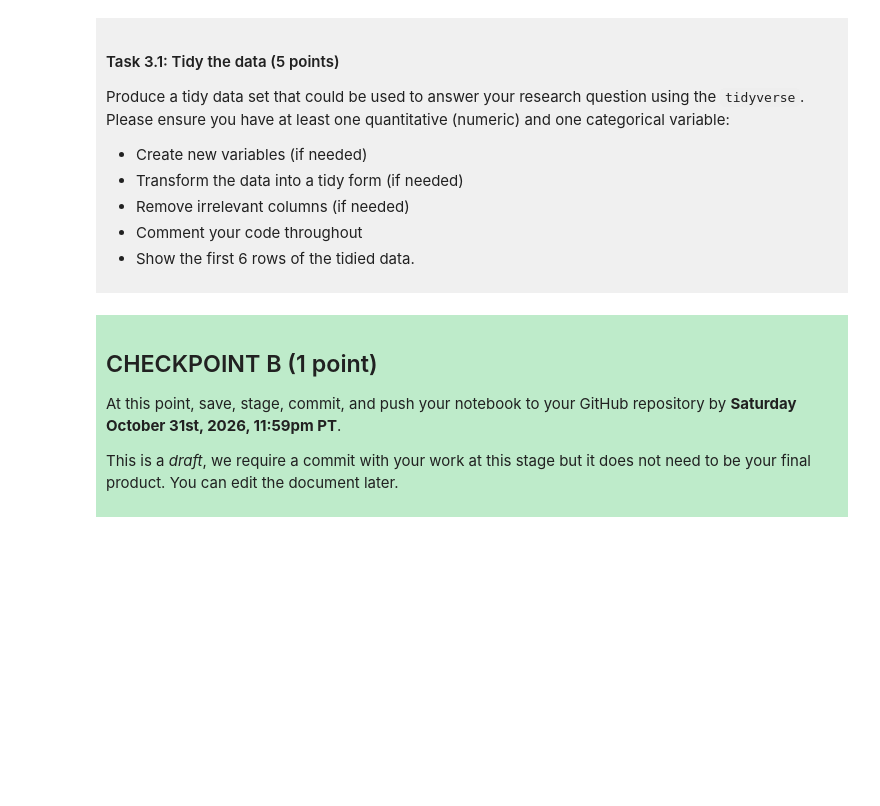
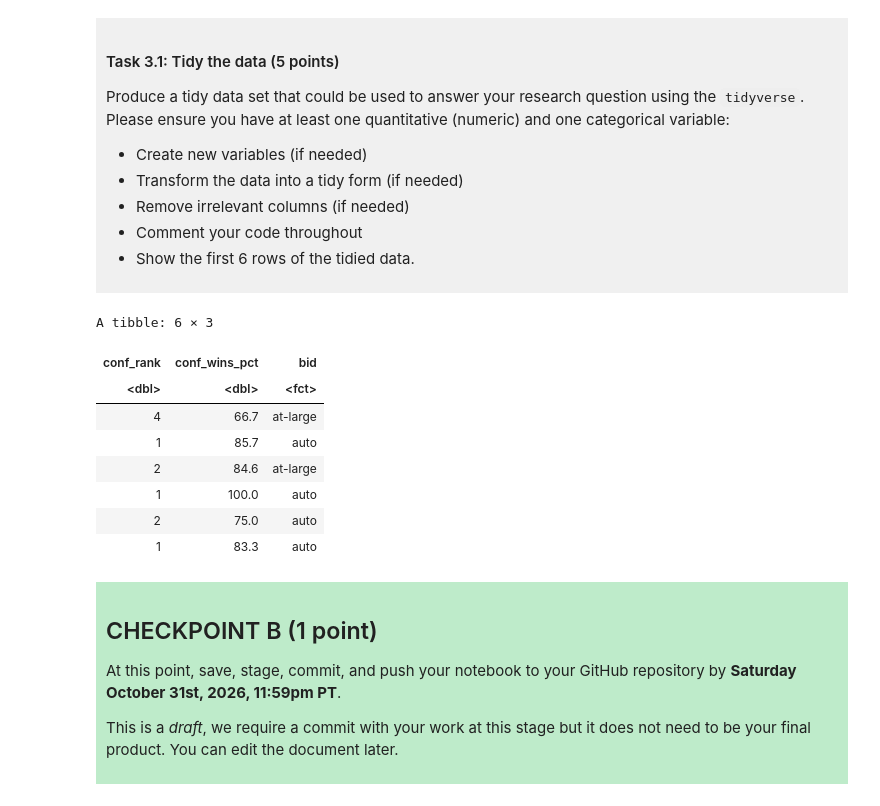
Before and after one commit to chickensandwich2736/dsci-100-project-alex-ren, a Jupyter notebook: dsci-100-project-notebook.ipynb, the cells around one changed output. Cells and saved outputs as stored; diff of their text form; code cells hidden in the pictures; blank space fills up the shorter version.

```diff
--- a/dsci-100-project-notebook.ipynb
+++ b/dsci-100-project-notebook.ipynb
@@ -189,7 +217,25 @@ Produce a tidy data set that could be used to answer your research question usin
 
 </div>
 # %%
-### EDIT THIS CODE CELL ###
+# creating a new ncaa_data_tidy dataframe that keeps only the relevant columns (conf_rank, conf_wins_pct, bid), while also
+# removing observations with missing values for any of the columns and changing the bid variable into factor type
+ncaa_data_tidy <- ncaa_data |>
+    select(conf_rank, conf_wins_pct, bid) |>
+    drop_na() |>
+    mutate(bid = as_factor(bid))
+
+# displays the first 6 rows of the tidied dataframe
+head(ncaa_data_tidy)
+# %% [output]
+A tibble: 6 × 3
+| conf_rank | conf_wins_pct | bid |
+| <dbl> | <dbl> | <fct> |
+| 4 | 66.7 | at-large |
+| 1 | 85.7 | auto |
+| 2 | 84.6 | at-large |
+| 1 | 100.0 | auto |
+| 2 | 75.0 | auto |
+| 1 | 83.3 | auto |
 # %% [markdown]
 <div style="background-color: #beebca; padding: 10px;">
 
```
Also changed, not shown: parts of 3 cells of this notebook.
